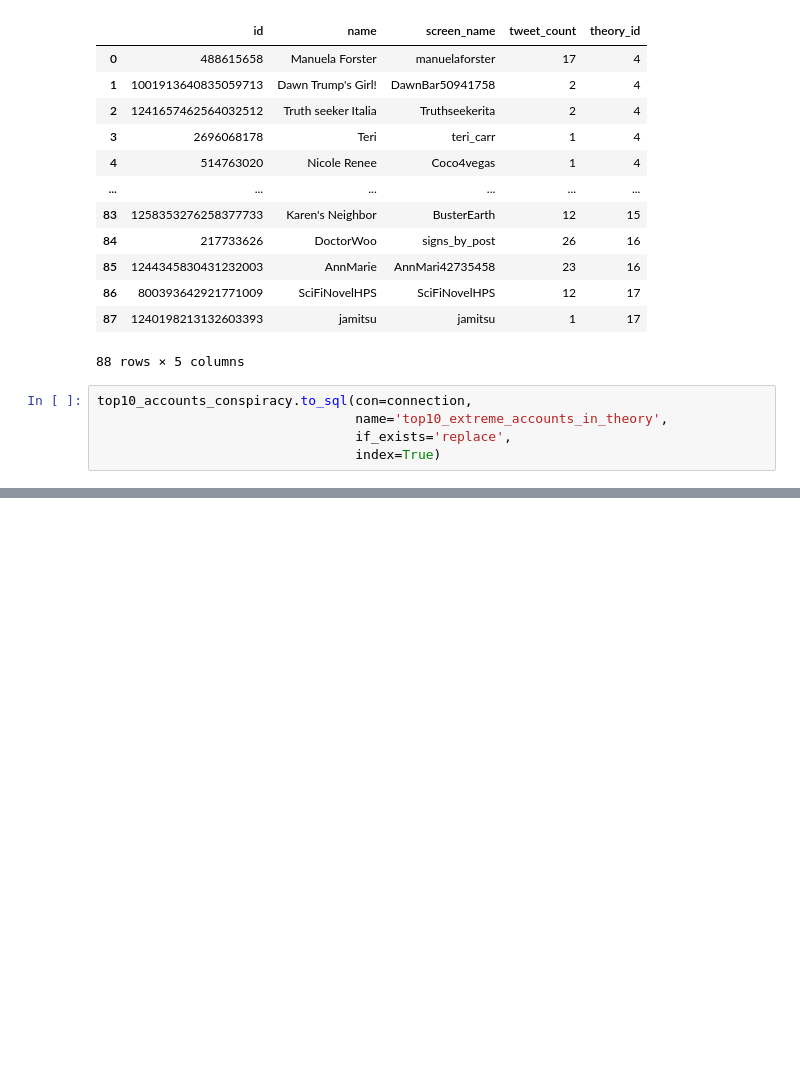
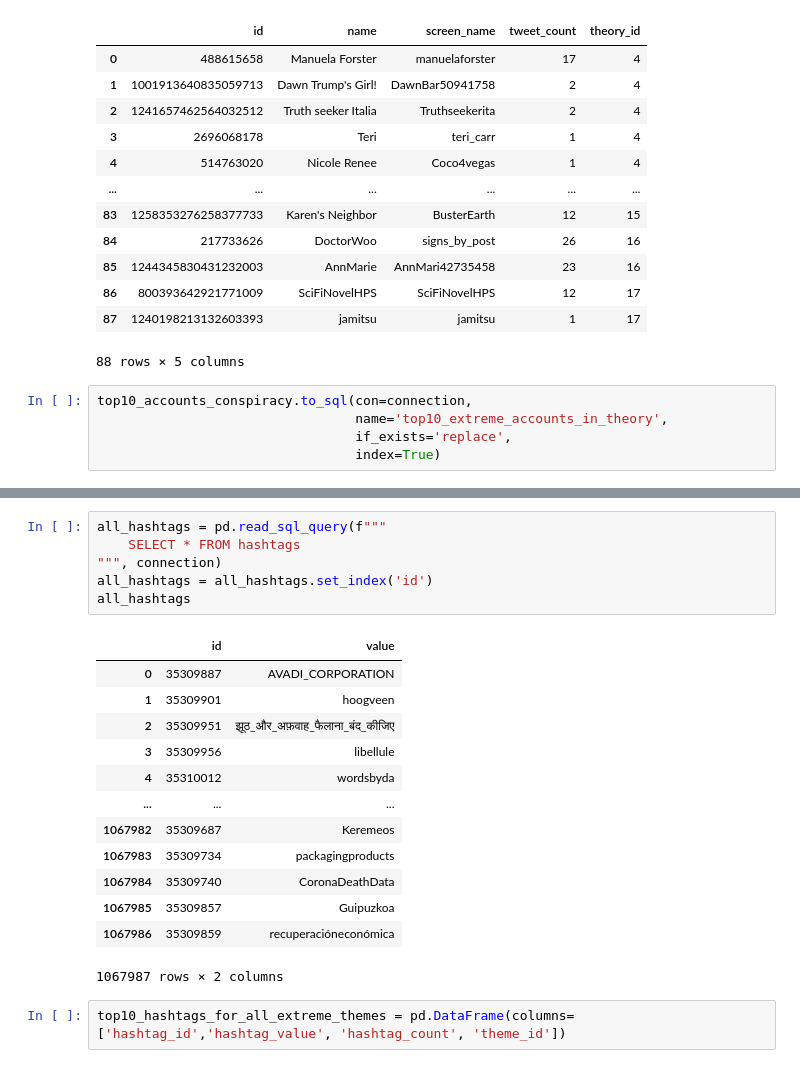
Before and after one commit to letv3/adt_project1, a Jupyter notebook: src/code.ipynb, the cells around one changed output, grey strips where cells are left out. Saved outputs shown, nothing was run; the diff lists cells and outputs as text; blank space fills up the shorter version.

```diff
--- a/src/code.ipynb
+++ b/src/code.ipynb
@@ -486,0 +431,22 @@ top10_accounts_conspiracy.to_sql(con=connection,
+# %%
+all_hashtags = pd.read_sql_query(f"""
+    SELECT * FROM hashtags
+""", connection)
+all_hashtags = all_hashtags.set_index('id')
+all_hashtags
+# %% [output]
+|  | id | value |
+| 0 | 35309887 | AVADI_CORPORATION |
+| 1 | 35309901 | hoogveen |
+| 2 | 35309951 | झूठ_और_अफ़वाह_फैलाना_बंद_कीजिए |
+| 3 | 35309956 | libellule |
+| 4 | 35310012 | wordsbyda |
+| ... | ... | ... |
+| 1067982 | 35309687 | Keremeos |
+| 1067983 | 35309734 | packagingproducts |
+| 1067984 | 35309740 | CoronaDeathData |
+| 1067985 | 35309857 | Guipuzkoa |
+| 1067986 | 35309859 | recuperacióneconómica |
+1067987 rows × 2 columns
+# %%
+top10_hashtags_for_all_extreme_themes = pd.DataFrame(columns=['hashtag_id','hashtag_value', 'hashtag_count', 'theme_id'])
```
Also changed, not shown: parts of 10 cells of this notebook, 2 other files.
